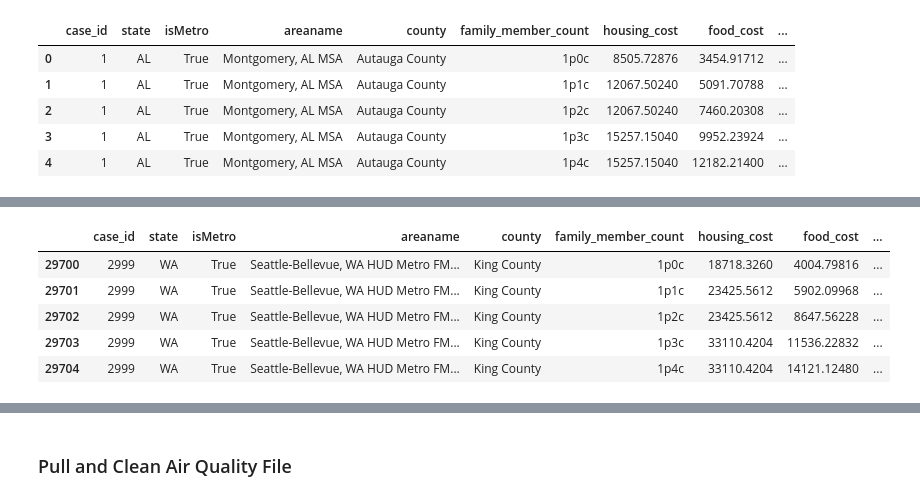
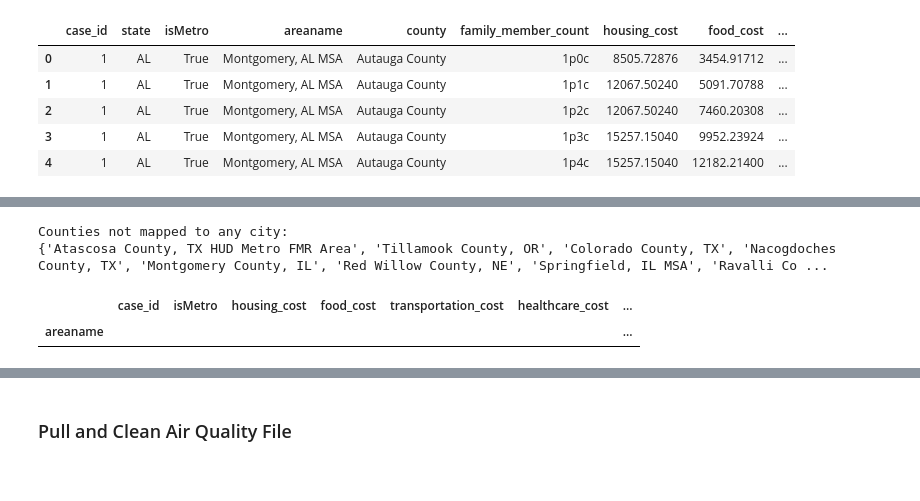
Before and after one commit to kflemming30/6505-Project, a Jupyter notebook: airbnb_data_exploration.ipynb, the cells around one changed output, grey strips where cells are left out. Saved outputs shown, nothing was run; the diff lists cells and outputs as text; code cells hidden in the pictures.

Commit message:
Updated data cleaning

```diff
--- a/airbnb_data_exploration.ipynb
+++ b/airbnb_data_exploration.ipynb
@@ -211,0 +258,23 @@ Ziebach County, SD                            1.5          2.0
+# %%
+# Get unique county names from the DataFrame
+unique_counties_in_dataframe = set(averages_by_areaname.index)
+
+# Get unique counties mapped to cities in the mapping dictionary
+counties_mapped_to_cities = set(county for city, county in city_county_mapping.items())
+
+# Find counties not mapped to any city
+unmapped_counties = unique_counties_in_dataframe - counties_mapped_to_cities
+
+print("Counties not mapped to any city:")
+print(unmapped_counties)
+# %% [output]
+Counties not mapped to any city:
+{'Atascosa County, TX HUD Metro FMR Area', 'Tillamook County, OR', 'Colorado County, TX', 'Nacogdoches County, TX', 'Montgomery County, IL', 'Red Willow County, NE', 'Springfield, IL MSA', 'Ravalli Co ...
+# %%
+cities_to_filter = ['Los Angeles, CA', 'Oakland, CA', 'Seattle, WA', 'Boston, MA', 'New York, NY', 'New Orleans, LA', 'Austin, TX', 'Chicago, IL', 'Nashville, TN']
+
+filtered_data = averages_by_areaname[averages_by_areaname['listing_city'].isin(cities_to_filter)]
+filtered_data
+# %% [output]
+|  | case_id | isMetro | housing_cost | food_cost | transportation_cost | healthcare_cost | ... |
+| areaname |  |  |  |  |  |  | ... |
@@ -212,13 +284,6 @@ Ziebach County, SD                            1.5          2.0
 # %%
-# Filter rows where 'areaname' contains 'seattle'
-seattle_cost_of_living = cost_of_living[cost_of_living['areaname'].str.contains('seattle', case=False)]
+# filter for only states we need:
 
-# Display the filtered data
-seattle_cost_of_living.head()
+# create csv for mapping dictionary later
+unique_areas = pd.DataFrame({'AreaName': cost_of_living['areaname'].unique()})
+unique_areas.to_csv('cost_of_living_areas.csv', index=False)
-# %% [output]
-|  | case_id | state | isMetro | areaname | county | family_member_count | housing_cost | food_cost | ... |
-| 29700 | 2999 | WA | True | Seattle-Bellevue, WA HUD Metro FM... | King County | 1p0c | 18718.3260 | 4004.79816 | ... |
-| 29701 | 2999 | WA | True | Seattle-Bellevue, WA HUD Metro FM... | King County | 1p1c | 23425.5612 | 5902.09968 | ... |
-| 29702 | 2999 | WA | True | Seattle-Bellevue, WA HUD Metro FM... | King County | 1p2c | 23425.5612 | 8647.56228 | ... |
-| 29703 | 2999 | WA | True | Seattle-Bellevue, WA HUD Metro FM... | King County | 1p3c | 33110.4204 | 11536.22832 | ... |
-| 29704 | 2999 | WA | True | Seattle-Bellevue, WA HUD Metro FM... | King County | 1p4c | 33110.4204 | 14121.12480 | ... |
```
Also changed, not shown: parts of 17 cells of this notebook, 3 other files.
